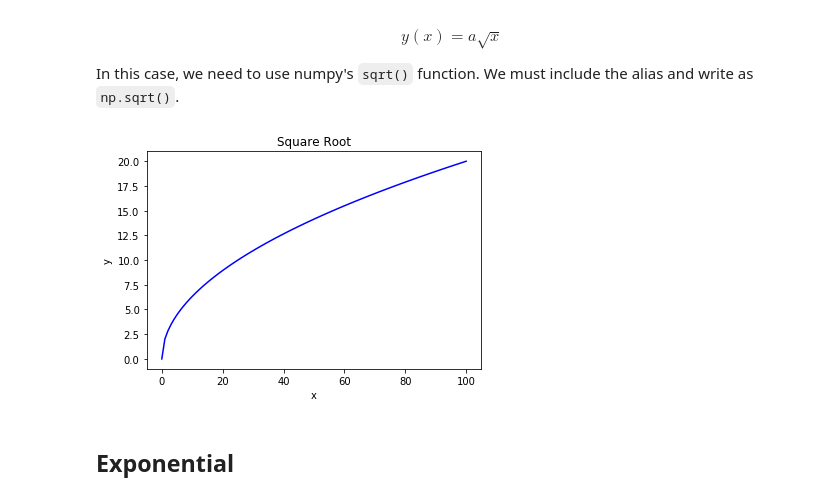
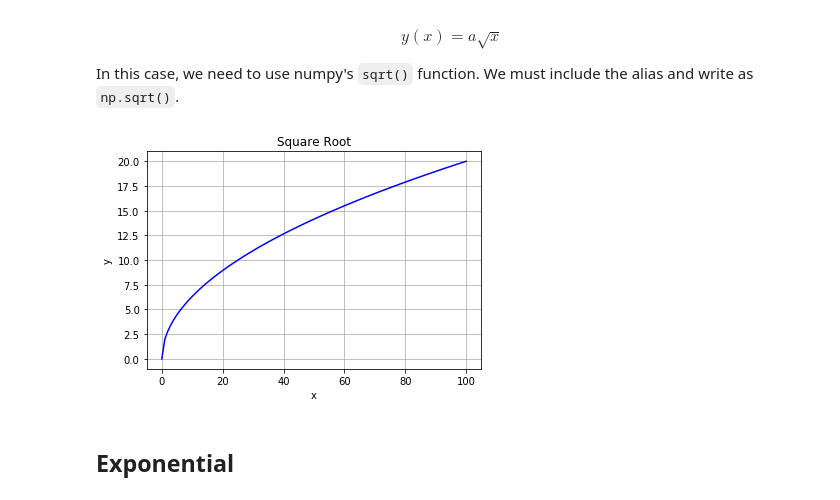
Before and after one commit to atitus/STLinATL, a Jupyter notebook: workshop2/04-plot-functions/04-plot-functions.ipynb, the cells around one changed output. Saved outputs shown, nothing was run; the diff lists cells and outputs as text; code cells hidden in the pictures.

```diff
--- a/workshop2/04-plot-functions/04-plot-functions.ipynb
+++ b/workshop2/04-plot-functions/04-plot-functions.ipynb
@@ -123,18 +125,19 @@ In this case, we need to use numpy's `sqrt()` function. We must include the alia
 # %%
 # Create arrays
 xdata = np.linspace(0,100,100)
 a = 2
 ydata = a*np.sqrt(xdata)
 
 # Plot
 fig = plt.figure()
 plt.title('Square Root')
 plt.xlabel('x')
 plt.ylabel('y')
+plt.grid(which='both', axis='both')
 plt.plot(xdata,ydata,'b-')
 plt.show()
 # %% [output]
-[figure, old version]
+[figure, new version]
 # %% [markdown]
 ## Exponential
 # %% [markdown]
```
Also changed, not shown: parts of 6 cells of this notebook, 13 other files.
